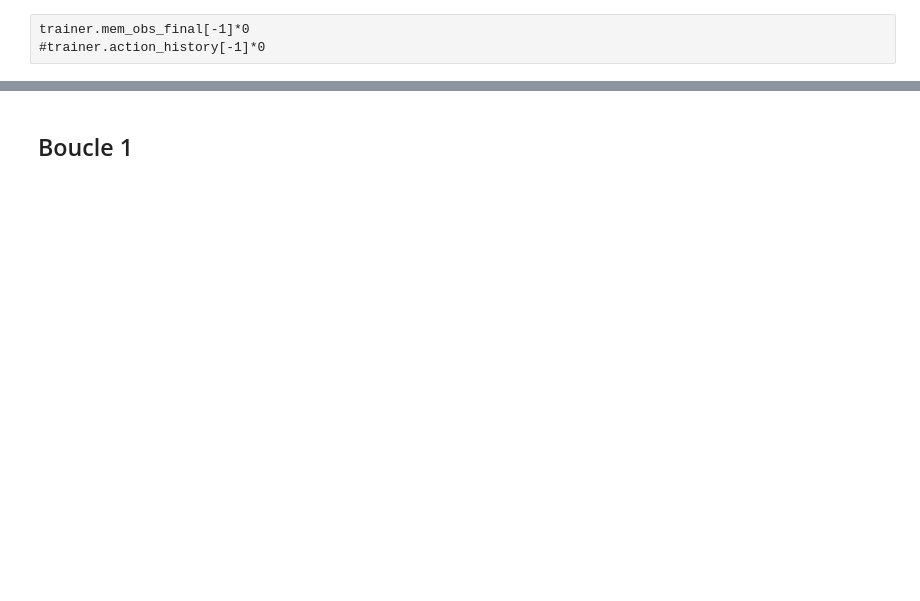
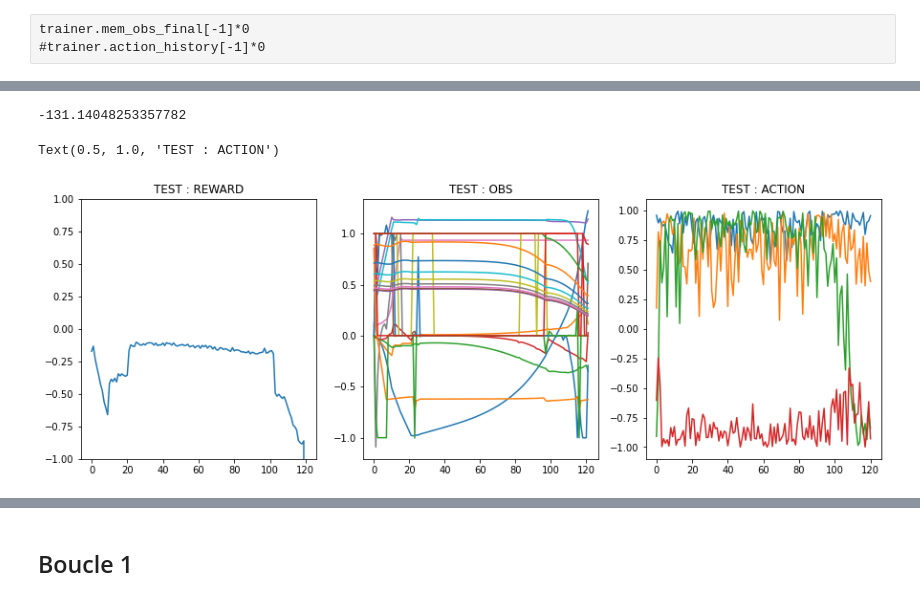
Before and after one commit to gdbmanu/VariationalRL, a Jupyter notebook: 200820-Bipedal-full-with-reward-DQN-Adam-KNN-PART-1000-HIDDEN-300-G99-BETA-100-PREC-1-retain-test-MULT-30-alpha-em4(****).ipynb, the cells around one changed output, grey strips where cells are left out. Drawn from its saved outputs; the diff is of its cells as text; code cells hidden in the pictures; blank space fills up the shorter version.

```diff
--- a/200820-Bipedal-full-with-reward-DQN-Adam-KNN-PART-1000-HIDDEN-300-G99-BETA-100-PREC-1-retain-test-MULT-30-alpha-em4(****).ipynb
+++ b/200820-Bipedal-full-with-reward-DQN-Adam-KNN-PART-1000-HIDDEN-300-G99-BETA-100-PREC-1-retain-test-MULT-30-alpha-em4(****).ipynb
@@ -319,0 +288,25 @@ ax2.plot(agent.softmax(obs, Q=agent.Q_ref, actions_set=actions_set), 'r', linewi
+# %%
+%matplotlib tk
+#agent.env=env
+trainer.agent.BETA = 3000
+trainer.run_episode(render=True, train=False)
+trainer.agent.BETA = args.BETA
+%matplotlib inline
+
+plt.figure(figsize=(15,5))
+plt.subplot(1,3,1)
+plt.plot(trainer.reward_history)
+plt.ylim(-1,1)
+plt.title('TEST : REWARD')
+plt.subplot(1,3,2)
+plt.plot(trainer.trajectory)
+print(trainer.total_reward)
+plt.title('TEST : OBS')
+plt.subplot(1,3,3)
+plt.plot(trainer.action_history)
+plt.title('TEST : ACTION')
+#obs = trainer.agent.get_observation()
+# %% [output]
+-131.14048253357782
+Text(0.5, 1.0, 'TEST : ACTION')
+[figure, added]
```
Also changed, not shown: parts of 43 cells of this notebook, 1 other file.
